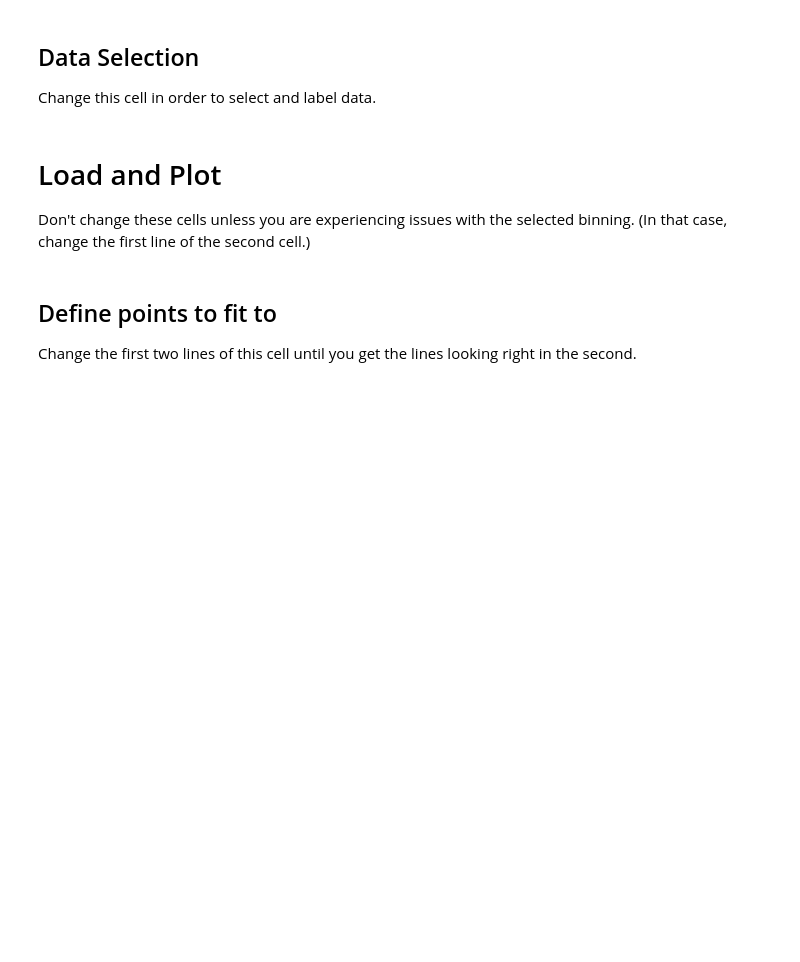
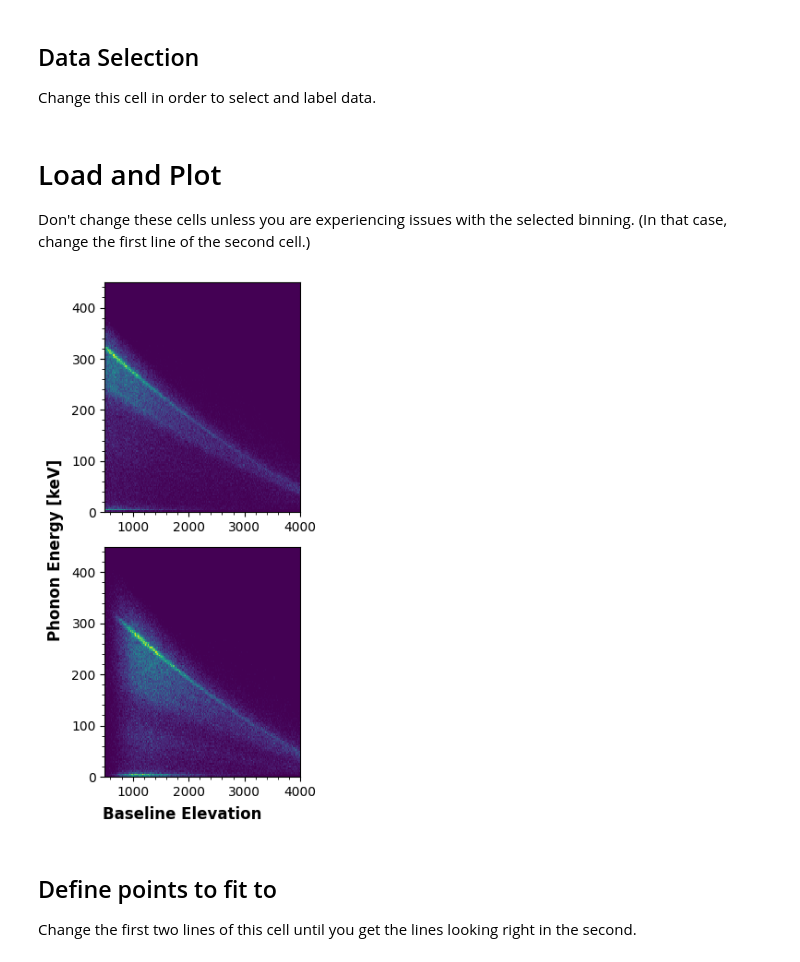
Before and after one commit to villano-lab/R76Analysis, a Jupyter notebook: Correction_Sandbox.ipynb, the cells around one changed output. Saved outputs shown, nothing was run; the diff lists cells and outputs as text; code cells hidden in the pictures; blank space fills up the shorter version.

```diff
--- a/Correction_Sandbox.ipynb
+++ b/Correction_Sandbox.ipynb
@@ -26,7 +26,7 @@ neogpath = "/data/chocula/neog/rq/"
 ## Data Selection
 Change this cell in order to select and label data.
 # %%
-ser = ["07220919_1723","07220919_2012","07220920_1007","07220920_2138","07220921_1034","07220921_1631","07220921_2055"]
+ser = ["07220913_1457","07220914_1133"]
 lab = ["-82V","-82V","-82V","-82V"]
 datapath = frittspath #The data is in this folder. change as needed.
 # %% [markdown]
@@ -48,30 +48,32 @@ for x in z:
     x['cphi1'] = cphi1(x)
     x['PSUMbs'] = PSUMbs(x)
 # %%
-bins = [np.linspace(-2300,-1500,200),np.linspace(350,450,150)]
+bins = [np.linspace(500,4000,200),np.linspace(0,450,150)]
 
 #Plot
 n = len(ser); vert = math.ceil(np.sqrt(n)); hor = math.ceil(n/math.ceil(np.sqrt(n)))
 fig,ax = plt.subplots(vert,hor,figsize=(3*hor,3*vert),sharey=True)
 try:
     for i,axarray in enumerate(ax):
         try:
             for j,axis in enumerate(axarray):
                 k = j + i*len(axarray)
                 if k < len(z): #do nothing if we have an empty corner.
                     axis.hist2d(z[k]['PSUMbs'][~z[k]['crand']]-18000,z[k]['pt_keV'][~z[k]['crand']],bins=bins)
         except TypeError: #Case for when there are multiple entries but only one column.
             k = i
             axarray.hist2d(z[k]['PSUMbs'][~z[k]['crand']]-18000,z[k]['pt_keV'][~z[k]['crand']],bins=bins)
 except TypeError: #Case for when there is only one entry.
     if len(z) == 1:
         k = 0 #We could squish z from an array to its entry but that gets complicated later on.
         ax.hist2d(z[k]['PSUMbs'][~z[k]['crand']]-18000,z[k]['pt_keV'][~z[k]['crand']],bins=bins)
     else:
         raise ValueError("axes could not be enumerated twice, or once, but Z had more than one entry... what!!")
 
 fig.supxlabel("Baseline Elevation"); fig.supylabel("Phonon Energy [keV]")
 plt.show()
+# %% [output]
+[figure, added]
 # %% [markdown]
 ## Define points to fit to
 Change the first two lines of this cell until you get the lines looking right in the second.
```
Also changed, not shown: parts of 7 cells of this notebook, 4 other files.
